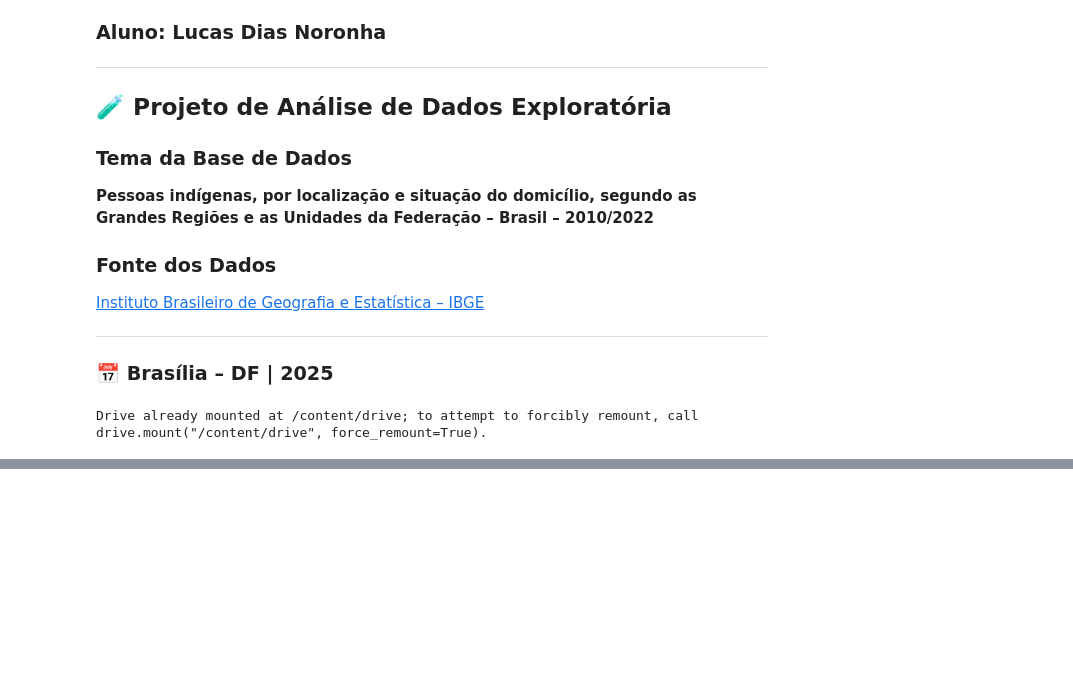
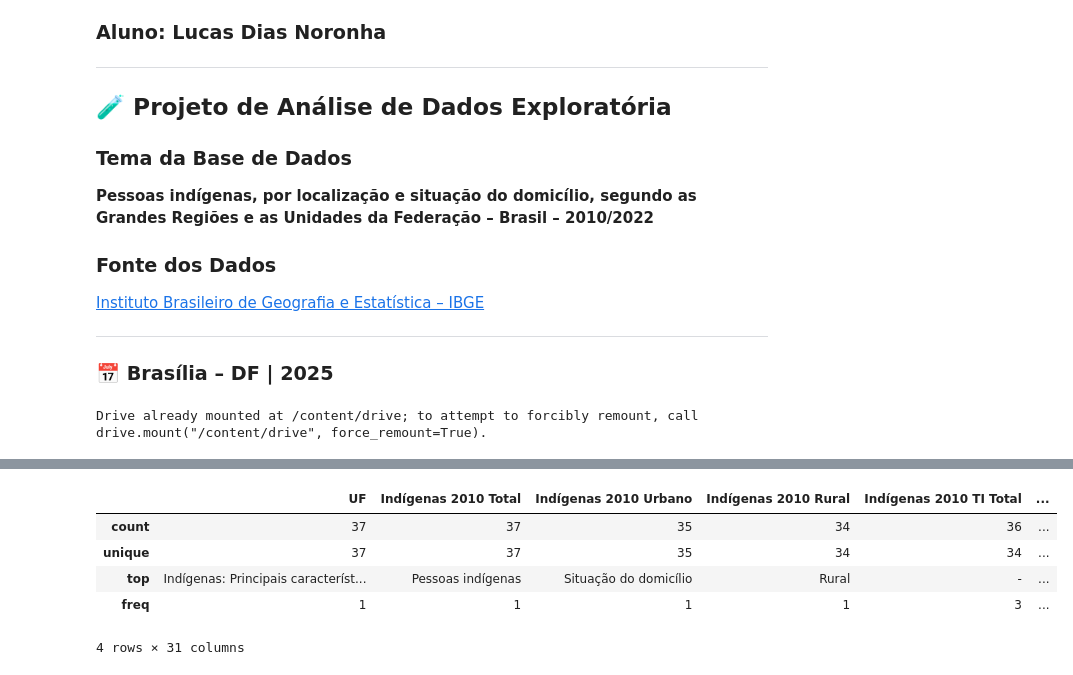
Before and after one commit to LUCASDNORONHA/exploracao-dados-indigenas-2010-2022, a Jupyter notebook: Projeto_de_Analise_de_Dados_Exploratoria.ipynb, the cells around one changed output, grey strips where cells are left out. Cells and saved outputs as stored; diff of their text form; code cells hidden in the pictures; blank space fills up the shorter version.

```diff
--- a/Projeto_de_Analise_de_Dados_Exploratoria.ipynb
+++ b/Projeto_de_Analise_de_Dados_Exploratoria.ipynb
@@ -50,0 +151,9 @@ NameError: name 'db' is not defined
+# %%
+db.describe(include='all')
+# %% [output]
+|  | UF | Indígenas 2010 Total | Indígenas 2010 Urbano | Indígenas 2010 Rural | Indígenas 2010 TI Total | ... |
+| count | 37 | 37 | 35 | 34 | 36 | ... |
+| unique | 37 | 37 | 35 | 34 | 34 | ... |
+| top | Indígenas: Principais característ... | Pessoas indígenas | Situação do domicílio | Rural | - | ... |
+| freq | 1 | 1 | 1 | 1 | 3 | ... |
+4 rows × 31 columns
```
Also changed, not shown: parts of 23 cells of this notebook.
